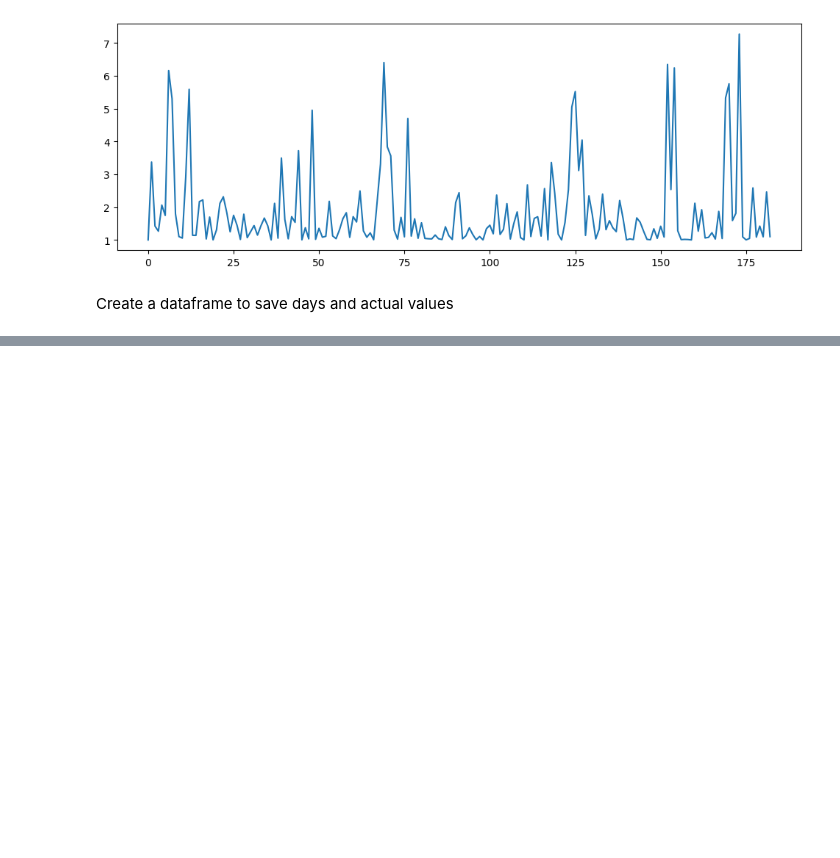
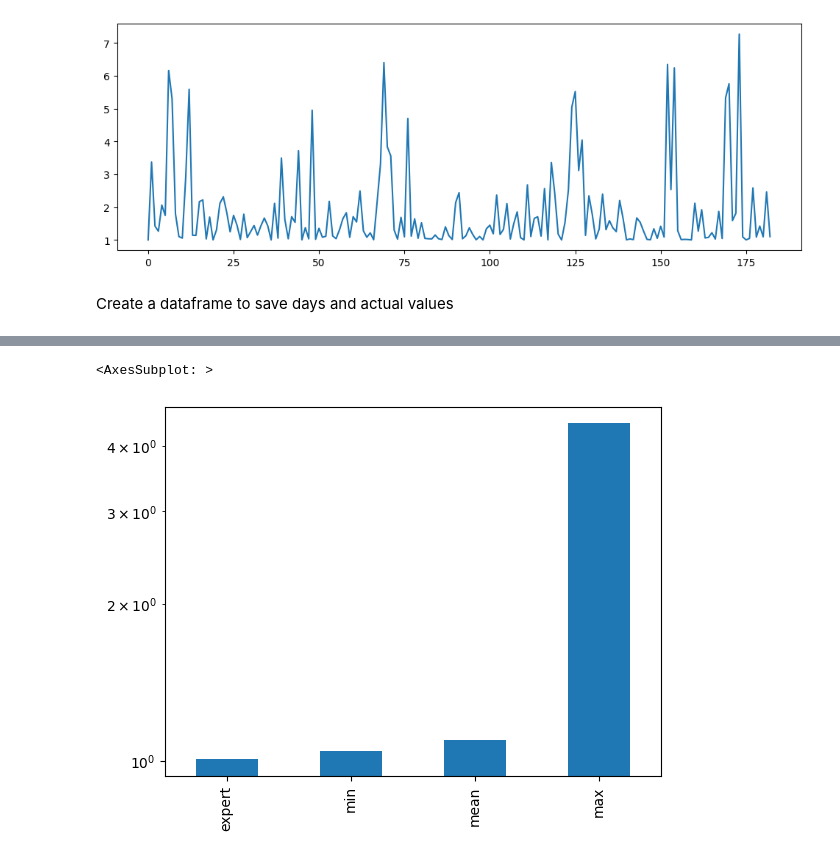
Before and after one commit to mtorabirad/MLBoost, a Jupyter notebook: Episode6/Video6.ipynb, the cells around one changed output, grey strips where cells are left out. Cells and saved outputs as stored; diff of their text form; code cells hidden in the pictures; blank space fills up the shorter version.

```diff
--- a/Video5/Video_5.ipynb
+++ b/Episode6/Video6.ipynb
@@ -226,0 +175,26 @@ Text(0.5, 0.98, 'First Test Day')
+# %%
+# define forecasters and their corresponding forecasts
+forecasters = {'expert': expert_forecasts,
+               'min': naive_min_forecasts,
+               'mean': naive_mean_forecasts,
+               'max': naive_max_forecasts}
+
+# initialize errors dataframe
+errors = pd.DataFrame(index=['expert', 'min', 'mean', 'max'], columns=['MAE', 'MSE', 'MAPE', 'adjustedMAPE'])
+
+# calculate errors for each forecaster
+for forecaster, forecast_values in forecasters.items():
+    Y_forecast = forecast_values
+    Y_true = y_values[TEST_INDEX:]
+
+    # calculate errors
+    MSE = mean_squared_error(Y_true, Y_forecast)
+    MAE = mean_absolute_error(Y_true, Y_forecast)
+    MAPE = mean_absolute_percentage_error(Y_true, Y_forecast)
+    adjustedMAPE = uf.calculate_adjusted_MAEP(Y_true, Y_forecast)
+
+    # save errors to errors dataframe
+    errors.loc[forecaster, 'MSE'] = MSE
+    errors.loc[forecaster, 'MAE'] = MAE
+    errors.loc[forecaster, 'MAPE'] = MAPE
+    errors.loc[forecaster, 'adjustedMAPE'] = adjustedMAPE
@@ -226,0 +203,5 @@ Text(0.5, 0.98, 'First Test Day')
+# %%
+errors.sort_values(by=['MAE'])['MAE'].plot.bar(logy=True)
+# %% [output]
+<AxesSubplot: >
+[figure, added]
```
Also changed, not shown: parts of 24 cells of this notebook, 27 other files.
